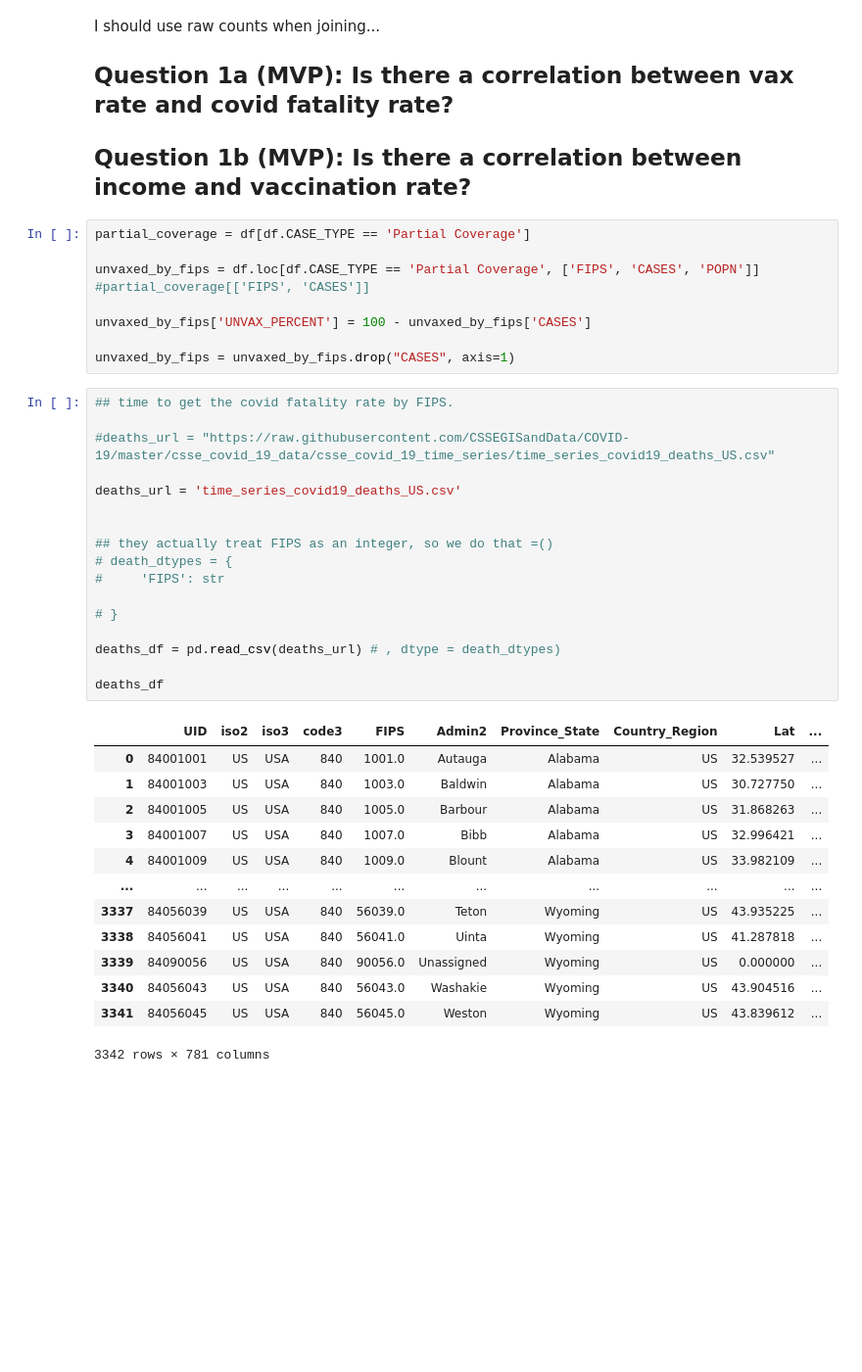
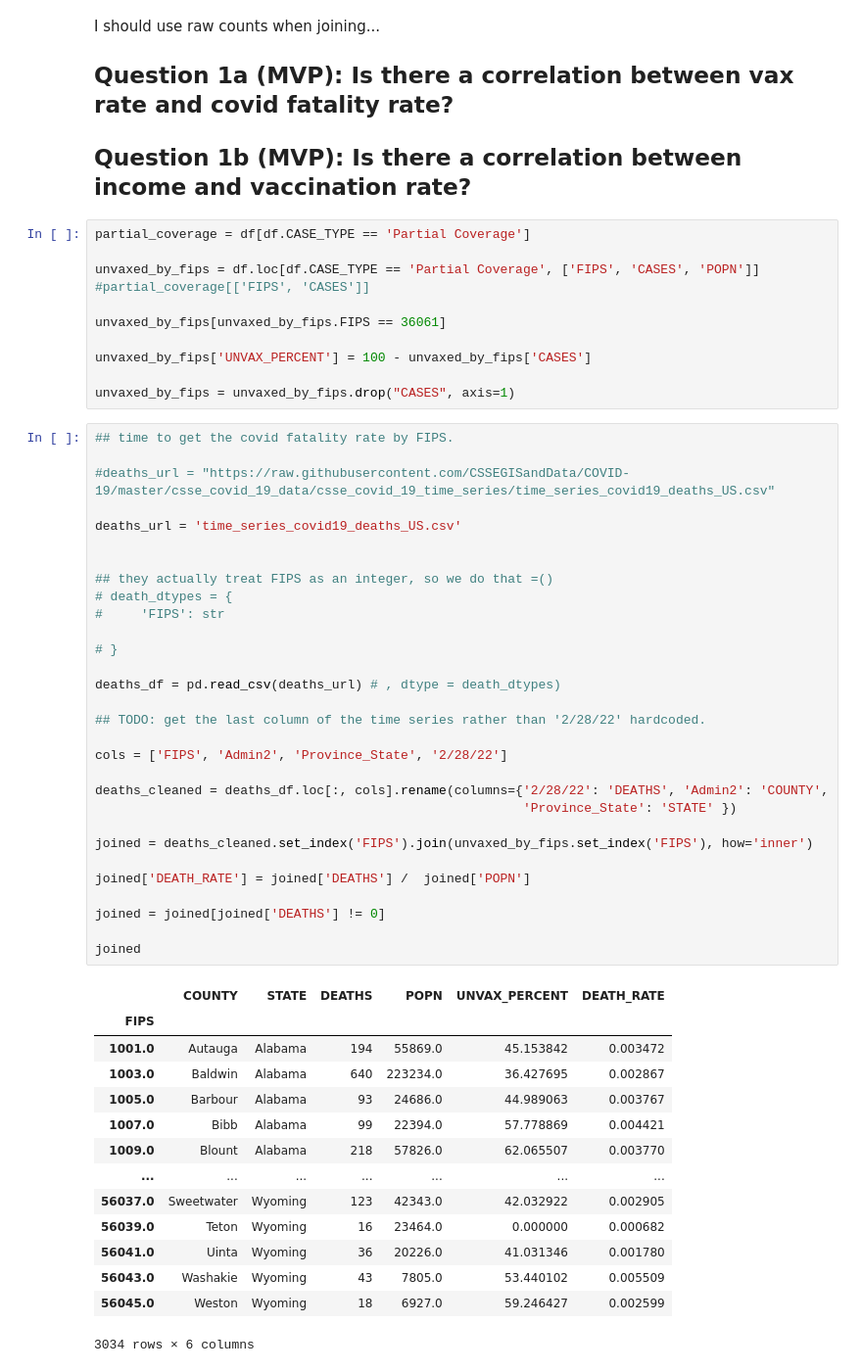
Before and after one commit to csdurfee/COVID_fatality_rates, a Jupyter notebook: exploration.ipynb, the cells around one changed output. Shown: that part at 98% size. Saved outputs shown, nothing was run; the diff lists cells and outputs as text; blank space fills up the shorter version.

Commit message:
further exploration - income + unvax + deaths all done

```diff
--- a/exploration.ipynb
+++ b/exploration.ipynb
@@ -54,37 +48,53 @@ partial_coverage = df[df.CASE_TYPE == 'Partial Coverage']
 unvaxed_by_fips = df.loc[df.CASE_TYPE == 'Partial Coverage', ['FIPS', 'CASES', 'POPN']]
 #partial_coverage[['FIPS', 'CASES']]
 
+unvaxed_by_fips[unvaxed_by_fips.FIPS == 36061]
+
 unvaxed_by_fips['UNVAX_PERCENT'] = 100 - unvaxed_by_fips['CASES']
 
 unvaxed_by_fips = unvaxed_by_fips.drop("CASES", axis=1)
 # %%
 ## time to get the covid fatality rate by FIPS.
 
 #deaths_url = "https://raw.githubusercontent.com/CSSEGISandData/COVID-19/master/csse_covid_19_data/csse_covid_19_time_series/time_series_covid19_deaths_US.csv"
 
 deaths_url = 'time_series_covid19_deaths_US.csv'
 
 
 ## they actually treat FIPS as an integer, so we do that =()
 # death_dtypes = {
 #     'FIPS': str
 
 # }
 
 deaths_df = pd.read_csv(deaths_url) # , dtype = death_dtypes)
 
-deaths_df
+## TODO: get the last column of the time series rather than '2/28/22' hardcoded.
+
+cols = ['FIPS', 'Admin2', 'Province_State', '2/28/22']
+
+deaths_cleaned = deaths_df.loc[:, cols].rename(columns={'2/28/22': 'DEATHS', 'Admin2': 'COUNTY',
+                                                        'Province_State': 'STATE' })
+
+joined = deaths_cleaned.set_index('FIPS').join(unvaxed_by_fips.set_index('FIPS'), how='inner')
+
+joined['DEATH_RATE'] = joined['DEATHS'] /  joined['POPN']
+
+joined = joined[joined['DEATHS'] != 0]
+
+joined
 # %% [output]
-|  | UID | iso2 | iso3 | code3 | FIPS | Admin2 | Province_State | Country_Region | Lat | ... |
-| 0 | 84001001 | US | USA | 840 | 1001.0 | Autauga | Alabama | US | 32.539527 | ... |
-| 1 | 84001003 | US | USA | 840 | 1003.0 | Baldwin | Alabama | US | 30.727750 | ... |
-| 2 | 84001005 | US | USA | 840 | 1005.0 | Barbour | Alabama | US | 31.868263 | ... |
-| 3 | 84001007 | US | USA | 840 | 1007.0 | Bibb | Alabama | US | 32.996421 | ... |
-| 4 | 84001009 | US | USA | 840 | 1009.0 | Blount | Alabama | US | 33.982109 | ... |
-| ... | ... | ... | ... | ... | ... | ... | ... | ... | ... | ... |
-| 3337 | 84056039 | US | USA | 840 | 56039.0 | Teton | Wyoming | US | 43.935225 | ... |
-| 3338 | 84056041 | US | USA | 840 | 56041.0 | Uinta | Wyoming | US | 41.287818 | ... |
-| 3339 | 84090056 | US | USA | 840 | 90056.0 | Unassigned | Wyoming | US | 0.000000 | ... |
-| 3340 | 84056043 | US | USA | 840 | 56043.0 | Washakie | Wyoming | US | 43.904516 | ... |
-| 3341 | 84056045 | US | USA | 840 | 56045.0 | Weston | Wyoming | US | 43.839612 | ... |
+|  | COUNTY | STATE | DEATHS | POPN | UNVAX_PERCENT | DEATH_RATE |
+| FIPS |  |  |  |  |  |  |
+| 1001.0 | Autauga | Alabama | 194 | 55869.0 | 45.153842 | 0.003472 |
+| 1003.0 | Baldwin | Alabama | 640 | 223234.0 | 36.427695 | 0.002867 |
+| 1005.0 | Barbour | Alabama | 93 | 24686.0 | 44.989063 | 0.003767 |
+| 1007.0 | Bibb | Alabama | 99 | 22394.0 | 57.778869 | 0.004421 |
+| 1009.0 | Blount | Alabama | 218 | 57826.0 | 62.065507 | 0.003770 |
+| ... | ... | ... | ... | ... | ... | ... |
+| 56037.0 | Sweetwater | Wyoming | 123 | 42343.0 | 42.032922 | 0.002905 |
+| 56039.0 | Teton | Wyoming | 16 | 23464.0 | 0.000000 | 0.000682 |
+| 56041.0 | Uinta | Wyoming | 36 | 20226.0 | 41.031346 | 0.001780 |
+| 56043.0 | Washakie | Wyoming | 43 | 7805.0 | 53.440102 | 0.005509 |
+| 56045.0 | Weston | Wyoming | 18 | 6927.0 | 59.246427 | 0.002599 |
-3342 rows × 781 columns
+3034 rows × 6 columns
```
Also changed, not shown: parts of 12 cells of this notebook.
